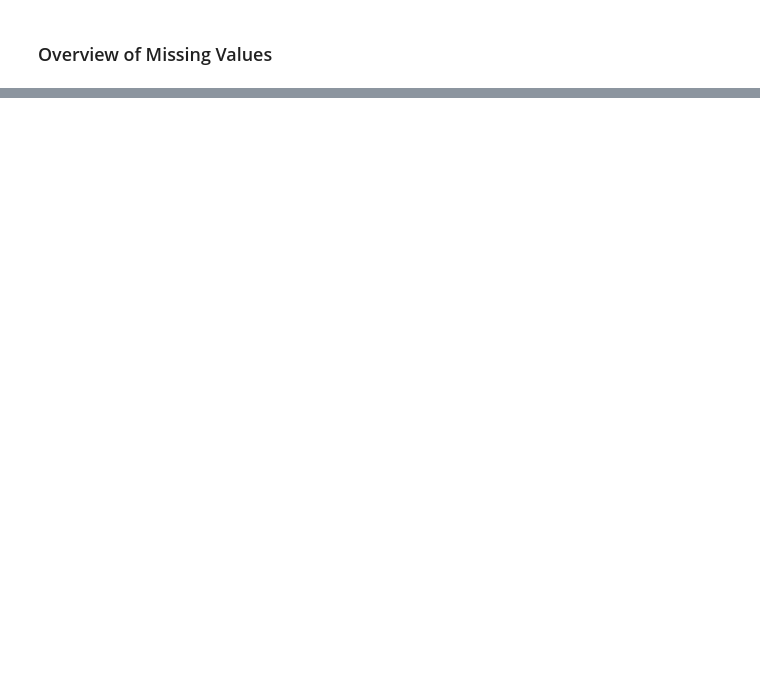
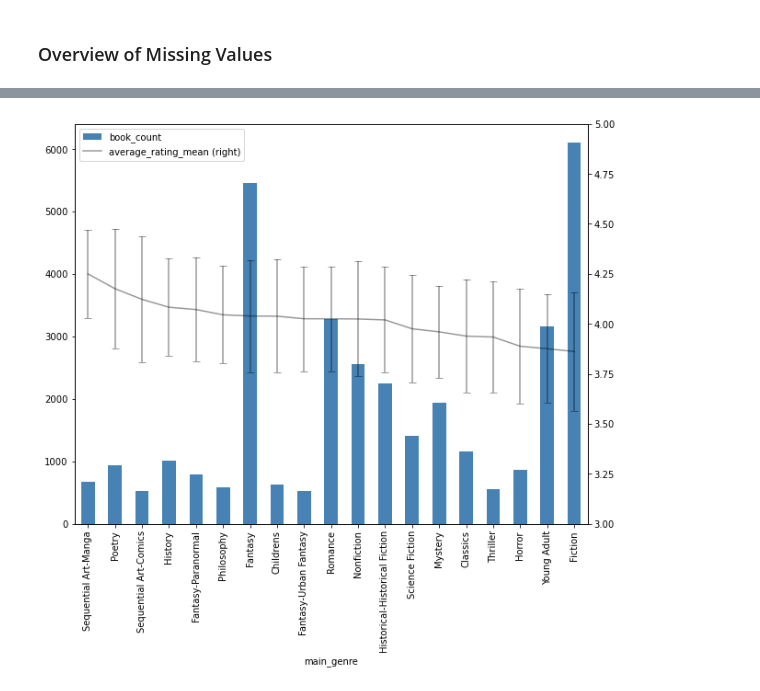
Before and after one commit to MareikeHeller/goodreads-best-books, a Jupyter notebook: best-books-prediction.ipynb, the cells around one changed output, grey strips where cells are left out. Drawn from its saved outputs; the diff is of its cells as text; code cells hidden in the pictures; blank space fills up the shorter version.

```diff
--- a/best-books-prediction.ipynb
+++ b/best-books-prediction.ipynb
@@ -133,0 +153,23 @@ dtype: float64
+# %%
+df_top_genres = df.groupby('main_genre').filter(lambda x: len(x) >= 500)
+df_count = df_top_genres[['main_genre','average_rating']].groupby('main_genre').count().rename(columns={'average_rating': 'book_count'})
+df_mean = df_top_genres[['main_genre','average_rating']].groupby('main_genre').mean().rename(columns={'average_rating': 'average_rating_mean'})
+df_std = df_top_genres[['main_genre','average_rating']].groupby('main_genre').std().rename(columns={'average_rating': 'average_rating_std'})
+df_joined_1 = df_count.join(df_mean)
+df_joined = df_joined_1.join(df_std).sort_values('average_rating_mean', ascending = False)
+
+fig, ax = plt.subplots()
+df_joined.plot(ax=ax, y='book_count', kind='bar', color='steelblue')
+# same ax as above - automatically added on the right
+df_joined.plot(ax=ax,
+               y='average_rating_mean',
+               secondary_y=True,
+               yerr='average_rating_std',
+               color='black',
+               alpha=0.4,
+               capsize=4)
+ax.tick_params(axis='x',labelrotation=90)
+ax.right_ax.set_ylim(3,5)
+plt.show()
+# %% [output]
+[figure, added]
```
Also changed, not shown: parts of 19 cells of this notebook.
